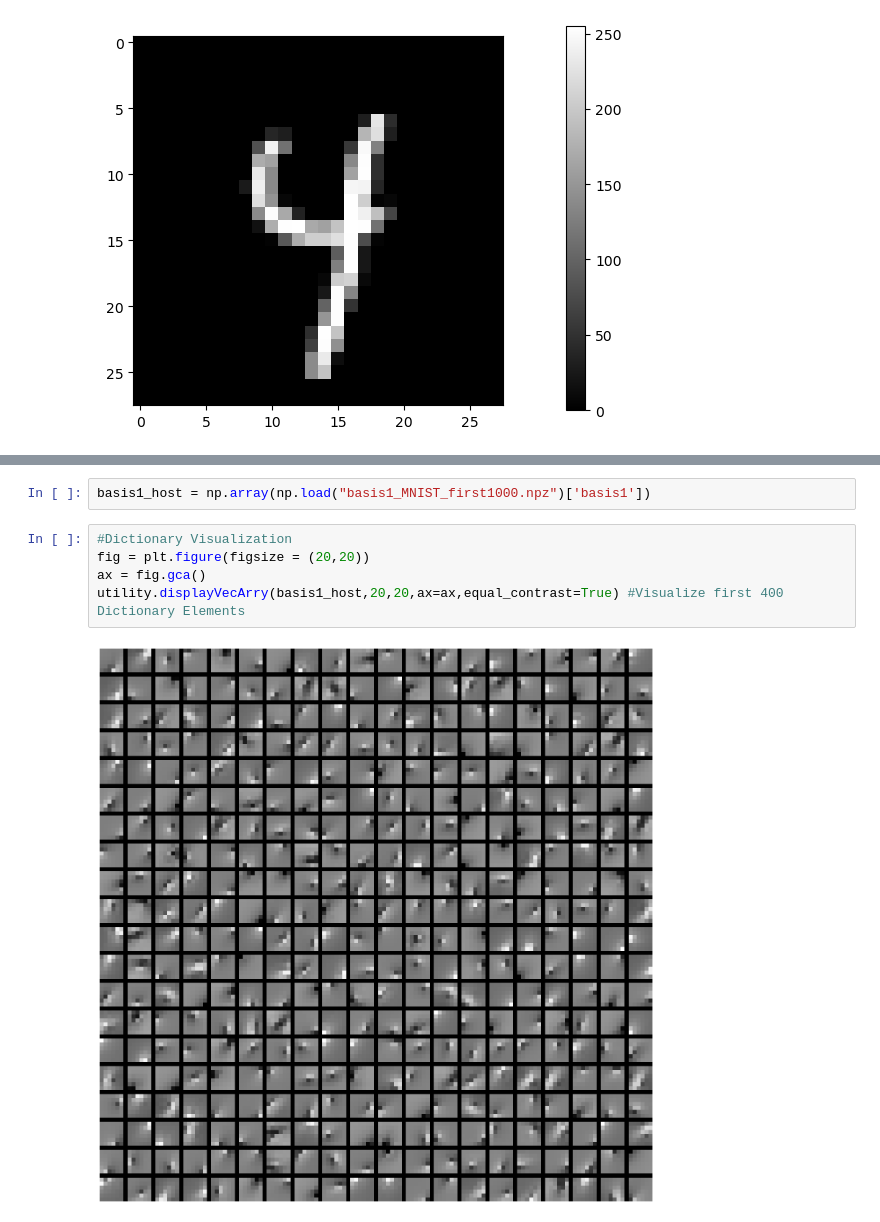
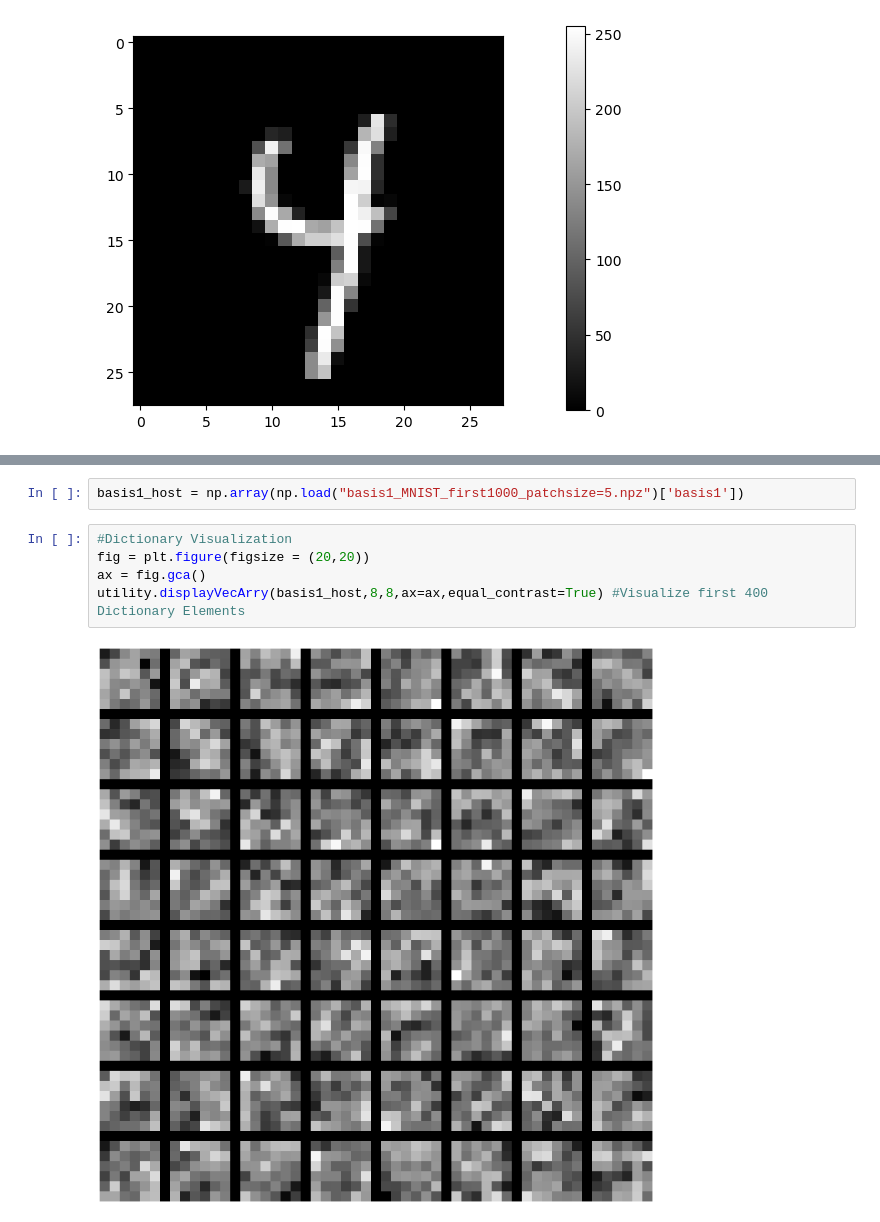
Before and after one commit to derek1909/Sparse-Coding, a Jupyter notebook: sparse_coding_torch_Demo.ipynb, the cells around one changed output, grey strips where cells are left out. Cells and saved outputs as stored; diff of their text form.

```diff
--- a/sparse_coding_torch_Demo.ipynb
+++ b/sparse_coding_torch_Demo.ipynb
@@ -108,12 +126,12 @@ totalSteps1 = 0
 # %%
-basis1_host = np.array(np.load("basis1_MNIST_first1000.npz")['basis1'])
+basis1_host = np.array(np.load("basis1_MNIST_first1000_patchsize=5.npz")['basis1'])
 # %%
 #Dictionary Visualization
 fig = plt.figure(figsize = (20,20))
 ax = fig.gca()
-utility.displayVecArry(basis1_host,20,20,ax=ax,equal_contrast=True) #Visualize first 400 Dictionary Elements
+utility.displayVecArry(basis1_host,8,8,ax=ax,equal_contrast=True) #Visualize first 400 Dictionary Elements
 # %% [output]
-[figure, old version]
+[figure, new version]
 # %%
 image_idx = 546
 image = images[image_idx,:,:]
```
Also changed, not shown: parts of 3 cells of this notebook, 1 other file.
